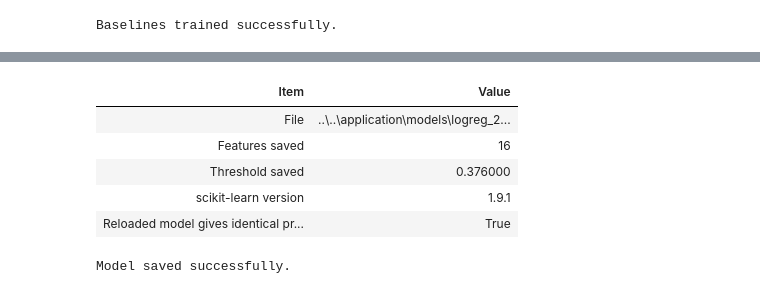
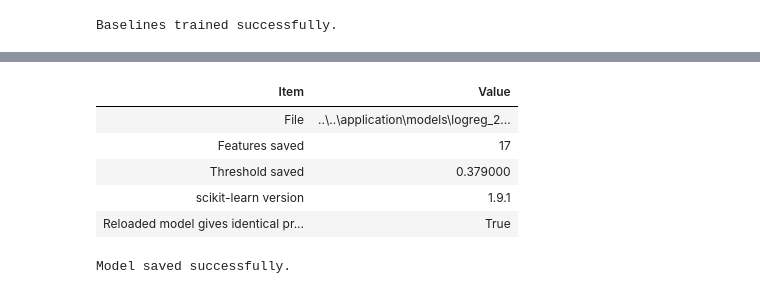
Before and after one commit to pranscourl/dsf-final-project-setc, a Jupyter notebook: notebooks/07_modeling_cmu(+synthetic200k)/02_train.ipynb, the cells around one changed output, grey strips where cells are left out. Saved outputs shown, nothing was run; the diff lists cells and outputs as text; code cells hidden in the pictures.

```diff
--- a/notebooks/07_modeling_cmu(+synthetic200k)/02_train.ipynb
+++ b/notebooks/07_modeling_cmu(+synthetic200k)/02_train.ipynb
@@ -262,33 +255,10 @@ fs["Within 1 SD of the best"] = fs["Feature set"].isin(within["Feature set"])
 fs["Chosen"] = fs["Feature set"] == chosen_name
 display(fs.round(4).style.hide(axis="index"))
 
-# Final project decision:
-# Both the 70k and 200k models must use the same predictors.
-FEATURES = [
-    "HighBP",
-    "HighChol",
-    "BMI",
-    "Stroke",
-    "HeartDiseaseorAttack",
-    "PhysActivity",
-    "Fruits",
-    "HvyAlcoholConsump",
-    "GenHlth",
-    "MentHlth",
-    "PhysHlth",
-    "DiffWalk",
-    "Sex",
-    "Age",
-    "Education",
-    "Income",
-]
-
-assert len(FEATURES) == 16
-assert "CholCheck" not in FEATURES
-assert "AnyHealthcare" not in FEATURES
-assert "NoDocbcCost" not in FEATURES
-
-print(f"Final feature set: {len(FEATURES)} features")
+# To override the rule by group decision, set chosen_name by hand, for example:
+# chosen_name = "All features (21)"      # (use the same feature set as the 70k model for a cleaner comparison)
+FEATURES = feature_sets[chosen_name]
+print(f"Chosen feature set: {chosen_name} ({len(FEATURES)} features)")
 print("Features:", ", ".join(FEATURES))
 # %% [output]
 |  | p-value (real training rows) | Kept by the rule (p <= 0.05) |
@@ -504,35 +454,35 @@ Chosen threshold: 0.376 (reaches a Recall of at least 85% out-of-fold).
 # %%
 bundle = {
     "model": logreg,
     "features": FEATURES,
     "threshold": chosen_threshold,
     "target_recall": TARGET_RECALL,
-    "feature_set_name": "shared_16_features",
+    "feature_set_name": chosen_name,
     "random_state": RANDOM_STATE,
     "sklearn_version": sklearn.__version__,
     "training_data": "200k: 100,000 no diabetes (real) + 100,000 diabetes (real + synthetic)",
 }
 MODEL_PATH.parent.mkdir(parents=True, exist_ok=True)
 joblib.dump(bundle, MODEL_PATH)
 
 # Verify: reload the file and check that it gives identical predictions
 reloaded = joblib.load(MODEL_PATH)
 same = np.allclose(reloaded["model"].predict_proba(X_train[FEATURES])[:, 1],
                    logreg.predict_proba(X_train[FEATURES])[:, 1])
 
 saved = pd.DataFrame({
     "Item": ["File", "Features saved", "Threshold saved", "scikit-learn version", "Reloaded model gives identical predictions"],
     "Value": [str(MODEL_PATH), len(reloaded["features"]), round(reloaded["threshold"], 3),
               reloaded["sklearn_version"], same],
 })
 display(saved.style.hide(axis="index"))
 
 print("Model saved successfully.")
 # %% [output]
 | Item | Value |
 | File | ..\..\application\models\logreg_2... |
-| Features saved | 16 |
-| Threshold saved | 0.376000 |
+| Features saved | 17 |
+| Threshold saved | 0.379000 |
 | scikit-learn version | 1.9.1 |
 | Reloaded model gives identical pr... | True |
 Model saved successfully.
```
Also changed, not shown: parts of 18 cells of this notebook, 15 other files.
